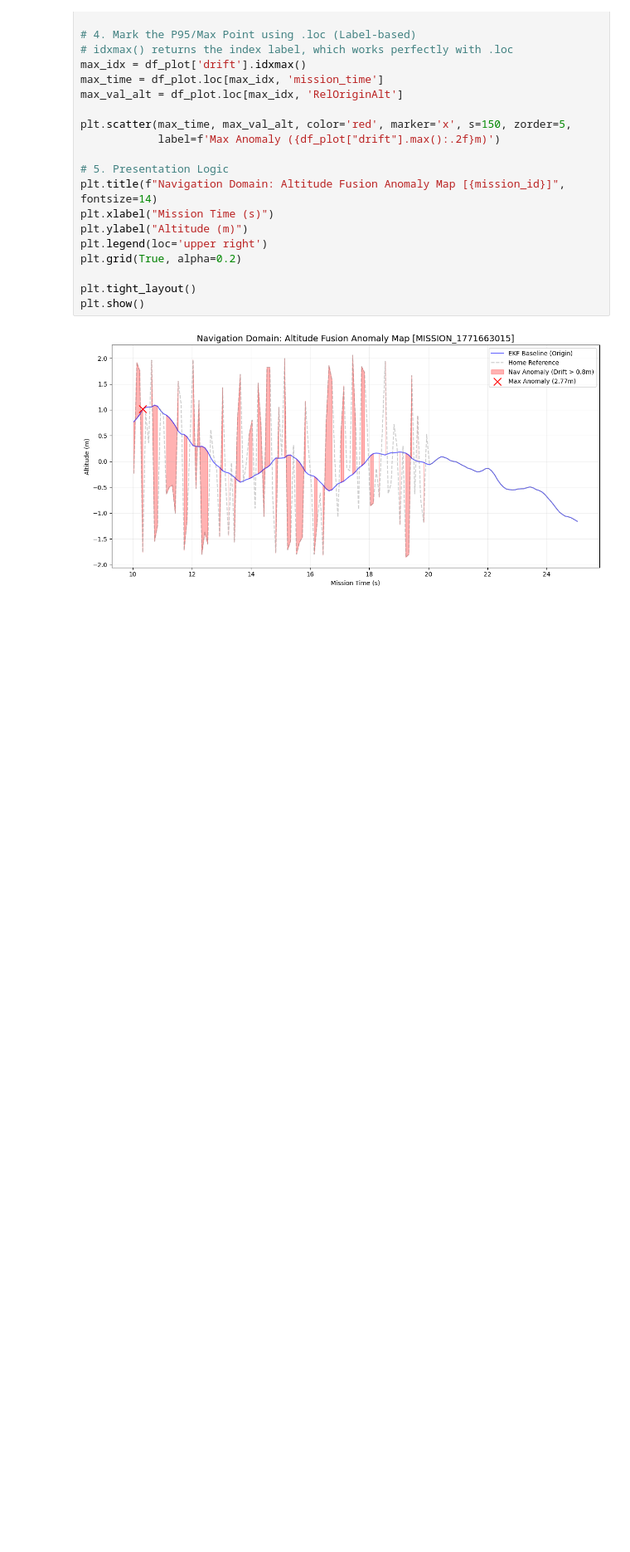
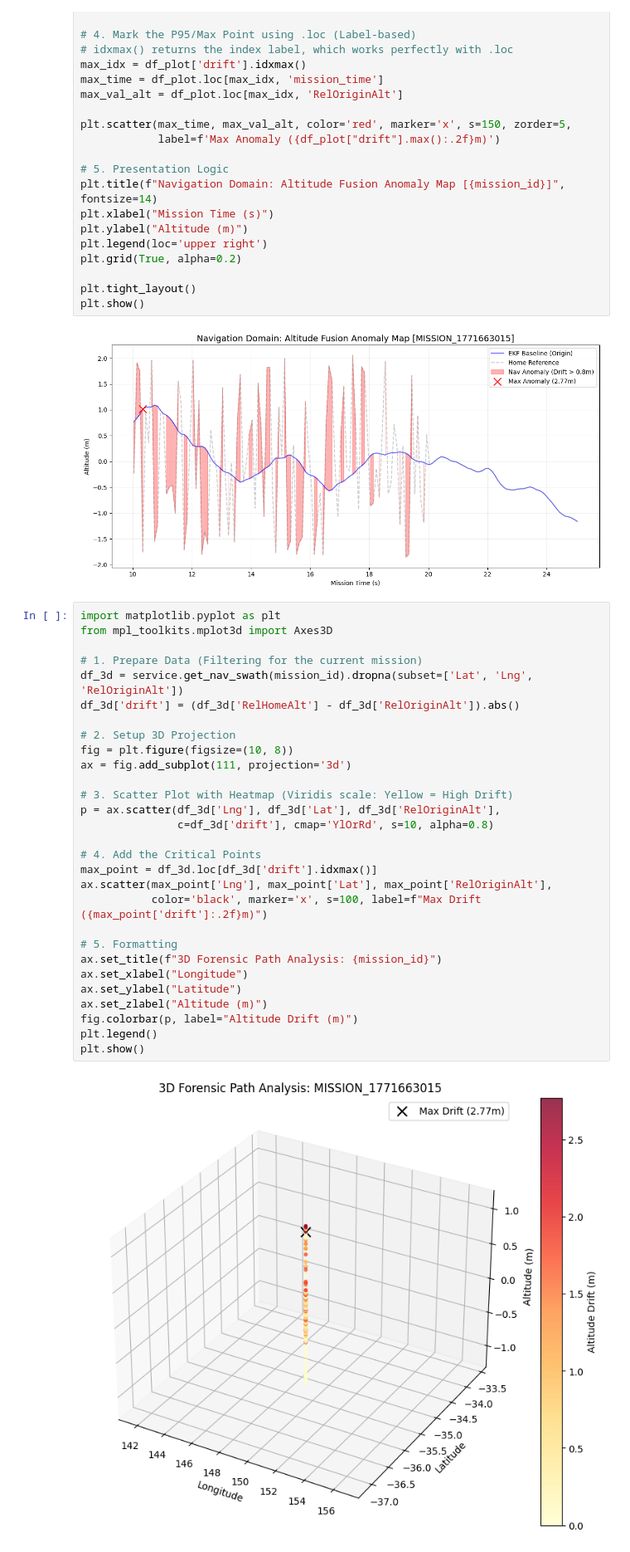
Before and after one commit to 7IQD/ardupilot-nav-domain-poc, a Jupyter notebook: src/dashboard/NAV_Scorecard_Analysis.ipynb, the cells around one changed output. Shown at 83% size. Saved outputs shown, nothing was run; the diff lists cells and outputs as text; blank space fills up the shorter version.

Commit message:
docs: add NAV scorecard analysis and forensic audit documentation

```diff
--- a/src/dashboard/NAV_Scorecard_Analysis.ipynb
+++ b/src/dashboard/NAV_Scorecard_Analysis.ipynb
@@ -312,3 +362,34 @@ plt.tight_layout()
 plt.show()
 # %% [output]
 [figure]
+# %%
+import matplotlib.pyplot as plt
+from mpl_toolkits.mplot3d import Axes3D
+
+# 1. Prepare Data (Filtering for the current mission)
+df_3d = service.get_nav_swath(mission_id).dropna(subset=['Lat', 'Lng', 'RelOriginAlt'])
+df_3d['drift'] = (df_3d['RelHomeAlt'] - df_3d['RelOriginAlt']).abs()
+
+# 2. Setup 3D Projection
+fig = plt.figure(figsize=(10, 8))
+ax = fig.add_subplot(111, projection='3d')
+
+# 3. Scatter Plot with Heatmap (Viridis scale: Yellow = High Drift)
+p = ax.scatter(df_3d['Lng'], df_3d['Lat'], df_3d['RelOriginAlt'],
+               c=df_3d['drift'], cmap='YlOrRd', s=10, alpha=0.8)
+
+# 4. Add the Critical Points
+max_point = df_3d.loc[df_3d['drift'].idxmax()]
+ax.scatter(max_point['Lng'], max_point['Lat'], max_point['RelOriginAlt'],
+           color='black', marker='x', s=100, label=f"Max Drift ({max_point['drift']:.2f}m)")
+
+# 5. Formatting
+ax.set_title(f"3D Forensic Path Analysis: {mission_id}")
+ax.set_xlabel("Longitude")
+ax.set_ylabel("Latitude")
+ax.set_zlabel("Altitude (m)")
+fig.colorbar(p, label="Altitude Drift (m)")
+plt.legend()
+plt.show()
+# %% [output]
+[figure, added]
```
Also changed, not shown: parts of 3 cells of this notebook, 3 other files.
